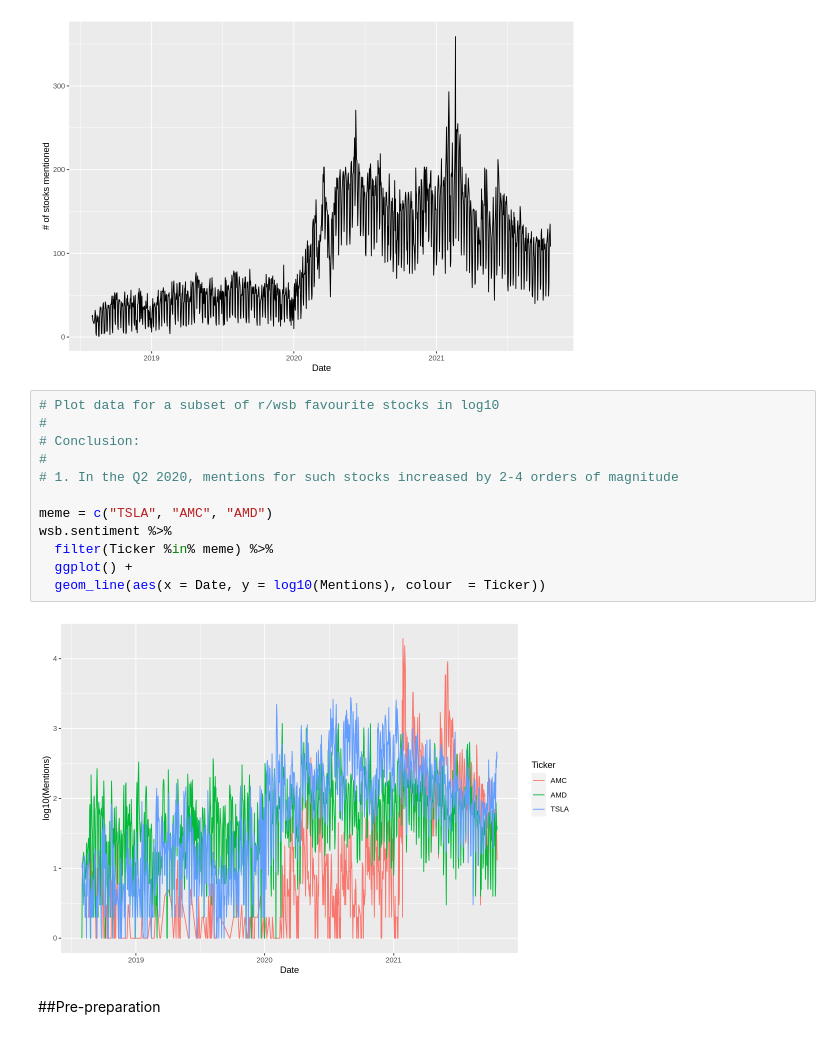
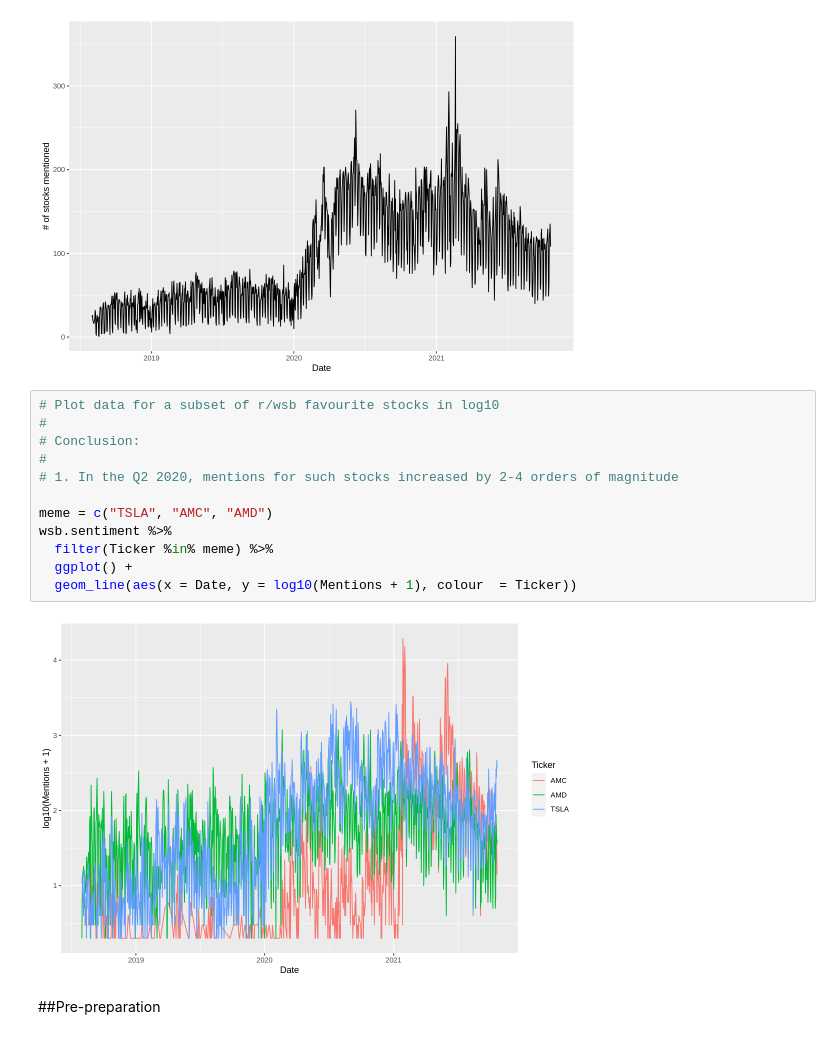
Before and after one commit to limshaocong/analyticsEdge, a Jupyter notebook: Data_Exploration.ipynb, the cells around one changed output. Cells and saved outputs as stored; diff of their text form.

```diff
--- a/Data_Exploration.ipynb
+++ b/Data_Exploration.ipynb
@@ -418,17 +691,17 @@ wsb.sentiment %>%
 # %%
 # Plot data for a subset of r/wsb favourite stocks in log10
 #
 # Conclusion:
 #
 # 1. In the Q2 2020, mentions for such stocks increased by 2-4 orders of magnitude
 
 meme = c("TSLA", "AMC", "AMD")
 wsb.sentiment %>%
   filter(Ticker %in% meme) %>%
   ggplot() +
-  geom_line(aes(x = Date, y = log10(Mentions), colour  = Ticker))
+  geom_line(aes(x = Date, y = log10(Mentions + 1), colour  = Ticker))
 # %% [output]
-[figure, old version]
+[figure, new version]
 # %% [markdown]
 ##Pre-preparation
 # %%
```
Also changed, not shown: parts of 27 cells of this notebook, 1 other file.
